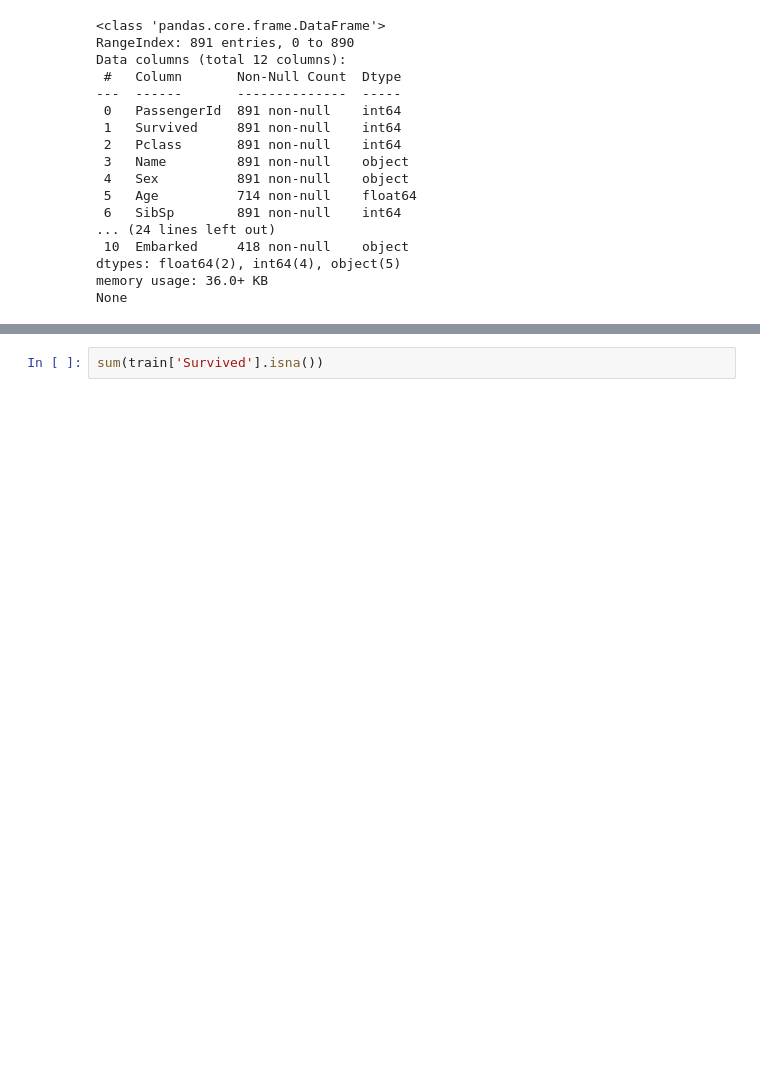
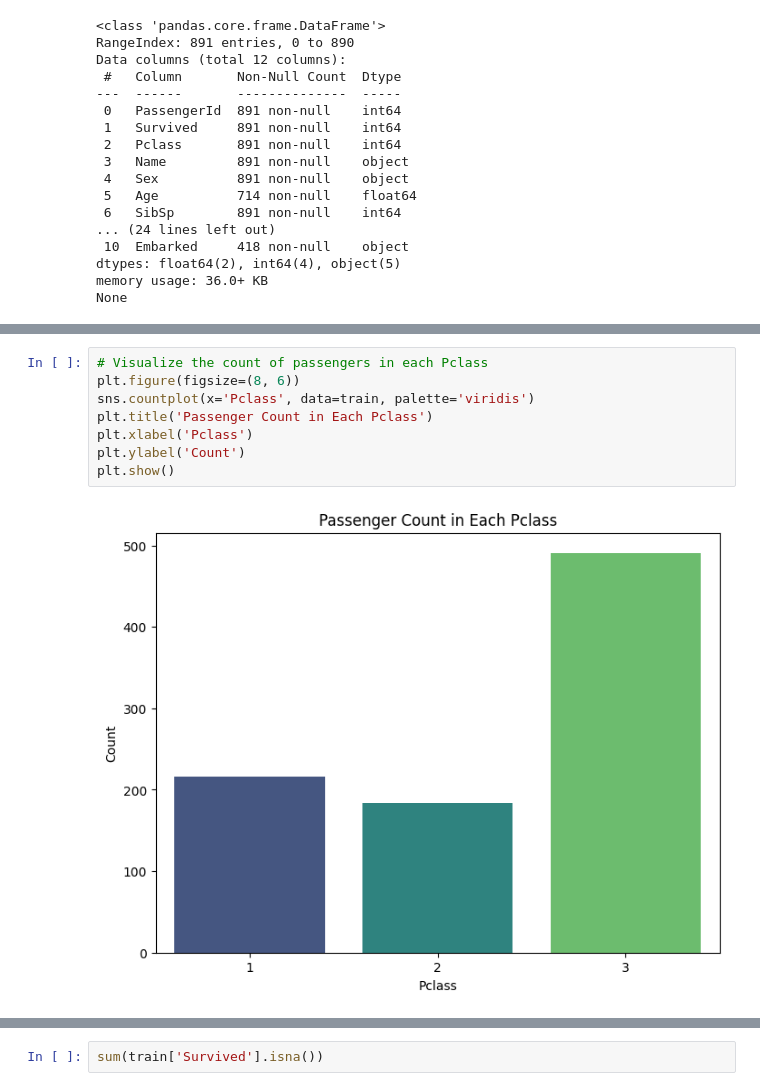
Before and after one commit to Sadeqsoli/ClassicTitanic, a Jupyter notebook: classic-titanic.ipynb, the cells around one changed output, grey strips where cells are left out. Cells and saved outputs as stored; diff of their text form; blank space fills up the shorter version.

```diff
--- a/classic-titanic.ipynb
+++ b/classic-titanic.ipynb
@@ -88,0 +119,10 @@ None
+# %%
+# Visualize the count of passengers in each Pclass
+plt.figure(figsize=(8, 6))
+sns.countplot(x='Pclass', data=train, palette='viridis')
+plt.title('Passenger Count in Each Pclass')
+plt.xlabel('Pclass')
+plt.ylabel('Count')
+plt.show()
+# %% [output]
+[figure, added]
```
Also changed, not shown: parts of 19 cells of this notebook.
